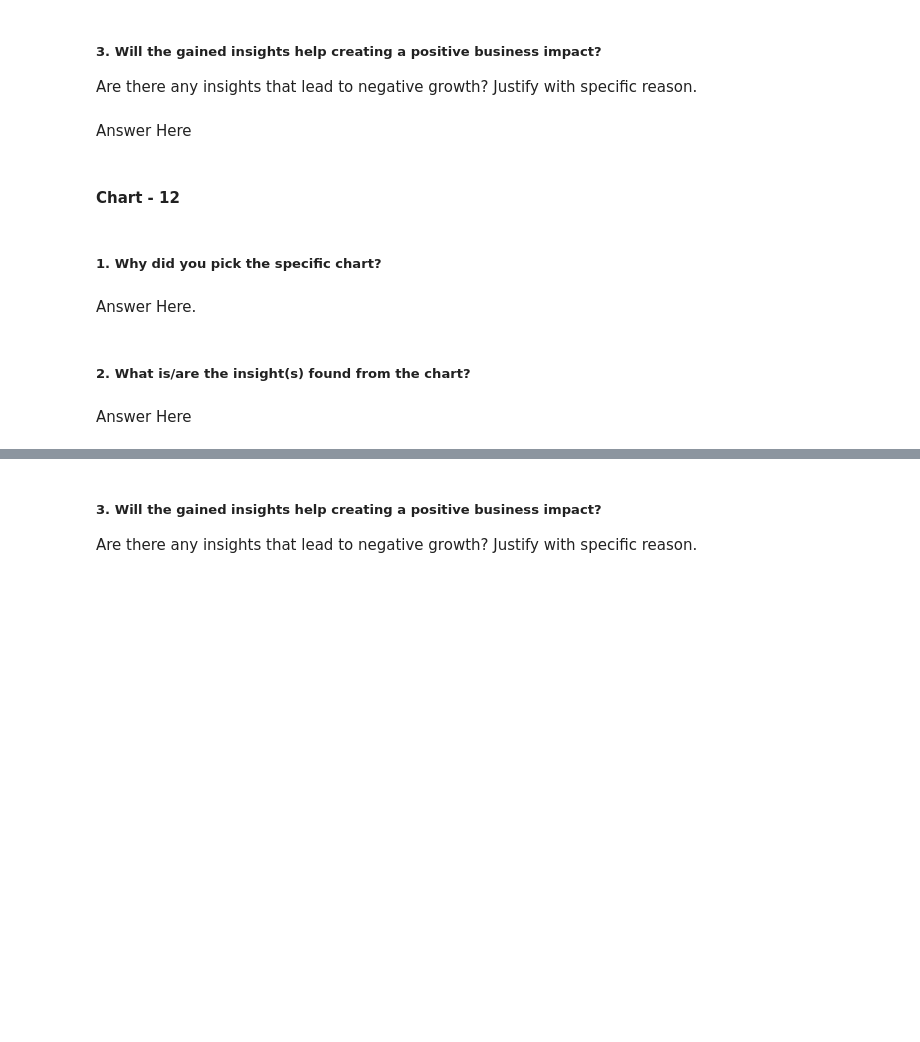
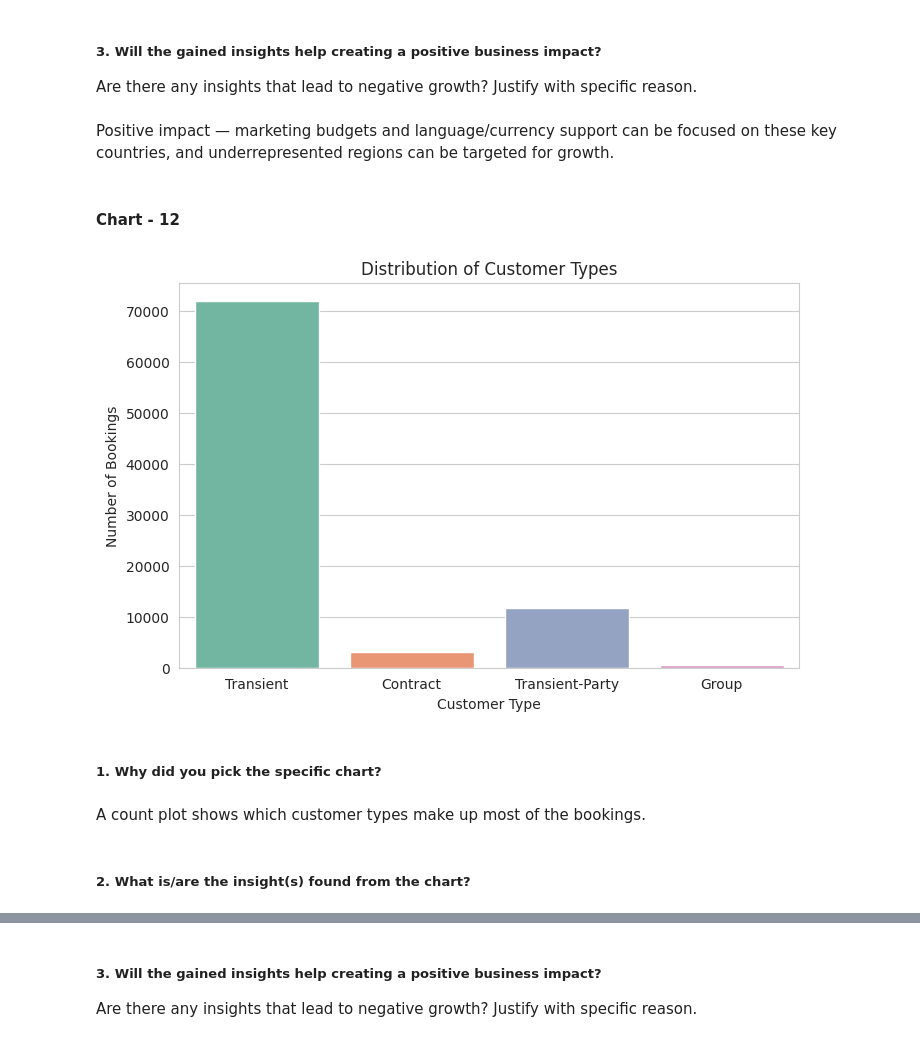
Before and after one commit to aayushaswal07/hotel-booking-eda, a Jupyter notebook: Hotel_Booking_Analysis_EDA.ipynb, the cells around one changed output, grey strips where cells are left out. Drawn from its saved outputs; the diff is of its cells as text; code cells hidden in the pictures; blank space fills up the shorter version.

```diff
--- a/Hotel_Booking_Analysis_EDA.ipynb
+++ b/Hotel_Booking_Analysis_EDA.ipynb
@@ -581,7 +597,7 @@ Answer Here
 # %% [markdown]
 ##### 3. Will the gained insights help creating a positive business impact?
 Are there any insights that lead to negative growth? Justify with specific reason.
-# %% [markdown]
-Answer Here
+# %% [markdown]
+Positive impact — marketing budgets and language/currency support can be focused on these key countries, and underrepresented regions can be targeted for growth.
 # %% [markdown]
 #### Chart - 12
@@ -590,8 +604,16 @@ Answer Here
+# %%
+# chart 12 - customer type breakdown
+plt.figure(figsize=(8, 5))
+sns.countplot(x='customer_type', data=df, palette='Set2')
+plt.title("Distribution of Customer Types")
+plt.xlabel("Customer Type")
+plt.ylabel("Number of Bookings")
+plt.show()
+# %% [output]
+[figure, added]
 # %% [markdown]
 ##### 1. Why did you pick the specific chart?
-# %% [markdown]
-Answer Here.
+# %% [markdown]
+A count plot shows which customer types make up most of the bookings.
 # %% [markdown]
 ##### 2. What is/are the insight(s) found from the chart?
-# %% [markdown]
-Answer Here
```
Also changed, not shown: parts of 26 cells of this notebook.
